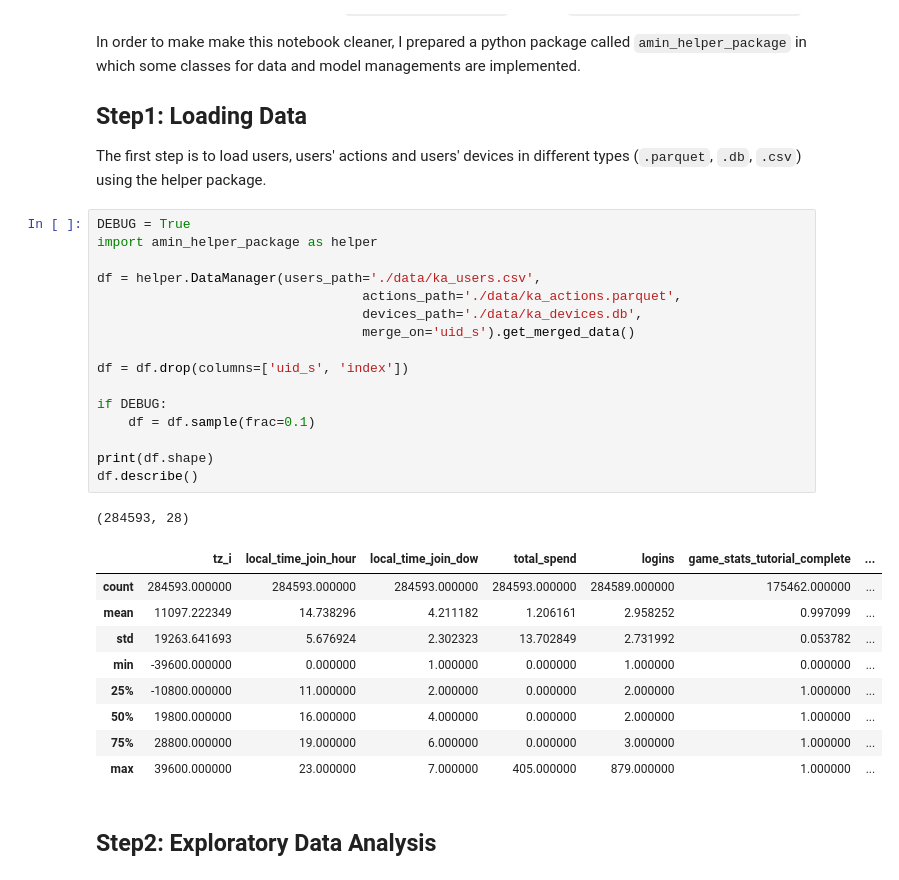
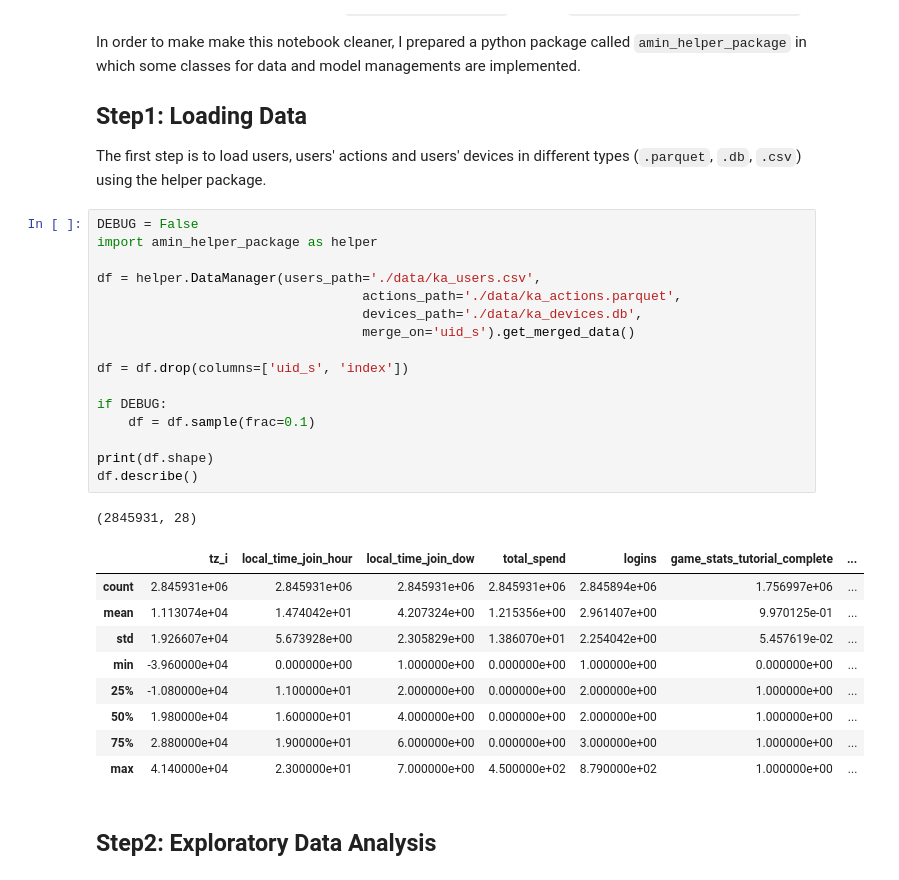
Before and after one commit to aminrd/targeting_game_users, a Jupyter notebook: run_me.ipynb, the cells around one changed output. Drawn from its saved outputs; the diff is of its cells as text.

```diff
--- a/run_me.ipynb
+++ b/run_me.ipynb
@@ -12,32 +12,32 @@ In order to make make this notebook cleaner, I prepared a python package called
 ## Step1: Loading Data
 The first step is to load users, users' actions and users' devices in different types (`.parquet`, `.db`, `.csv`) using the helper package.
 # %%
-DEBUG = True
+DEBUG = False
 import amin_helper_package as helper
 
 df = helper.DataManager(users_path='./data/ka_users.csv',
                                   actions_path='./data/ka_actions.parquet',
                                   devices_path='./data/ka_devices.db',
                                   merge_on='uid_s').get_merged_data()
 
 df = df.drop(columns=['uid_s', 'index'])
 
 if DEBUG:
     df = df.sample(frac=0.1)
 
 print(df.shape)
 df.describe()
 # %% [output]
-(284593, 28)
+(2845931, 28)
 |  | tz_i | local_time_join_hour | local_time_join_dow | total_spend | logins | game_stats_tutorial_complete | ... |
-| count | 284593.000000 | 284593.000000 | 284593.000000 | 284593.000000 | 284589.000000 | 175462.000000 | ... |
-| mean | 11097.222349 | 14.738296 | 4.211182 | 1.206161 | 2.958252 | 0.997099 | ... |
-| std | 19263.641693 | 5.676924 | 2.302323 | 13.702849 | 2.731992 | 0.053782 | ... |
-| min | -39600.000000 | 0.000000 | 1.000000 | 0.000000 | 1.000000 | 0.000000 | ... |
-| 25% | -10800.000000 | 11.000000 | 2.000000 | 0.000000 | 2.000000 | 1.000000 | ... |
-| 50% | 19800.000000 | 16.000000 | 4.000000 | 0.000000 | 2.000000 | 1.000000 | ... |
-| 75% | 28800.000000 | 19.000000 | 6.000000 | 0.000000 | 3.000000 | 1.000000 | ... |
-| max | 39600.000000 | 23.000000 | 7.000000 | 405.000000 | 879.000000 | 1.000000 | ... |
+| count | 2.845931e+06 | 2.845931e+06 | 2.845931e+06 | 2.845931e+06 | 2.845894e+06 | 1.756997e+06 | ... |
+| mean | 1.113074e+04 | 1.474042e+01 | 4.207324e+00 | 1.215356e+00 | 2.961407e+00 | 9.970125e-01 | ... |
+| std | 1.926607e+04 | 5.673928e+00 | 2.305829e+00 | 1.386070e+01 | 2.254042e+00 | 5.457619e-02 | ... |
+| min | -3.960000e+04 | 0.000000e+00 | 1.000000e+00 | 0.000000e+00 | 1.000000e+00 | 0.000000e+00 | ... |
+| 25% | -1.080000e+04 | 1.100000e+01 | 2.000000e+00 | 0.000000e+00 | 2.000000e+00 | 1.000000e+00 | ... |
+| 50% | 1.980000e+04 | 1.600000e+01 | 4.000000e+00 | 0.000000e+00 | 2.000000e+00 | 1.000000e+00 | ... |
+| 75% | 2.880000e+04 | 1.900000e+01 | 6.000000e+00 | 0.000000e+00 | 3.000000e+00 | 1.000000e+00 | ... |
+| max | 4.140000e+04 | 2.300000e+01 | 7.000000e+00 | 4.500000e+02 | 8.790000e+02 | 1.000000e+00 | ... |
 # %% [markdown]
 ## Step2: Exploratory Data Analysis
 # %%
```
Also changed, not shown: parts of 8 cells of this notebook, 3 other files.
